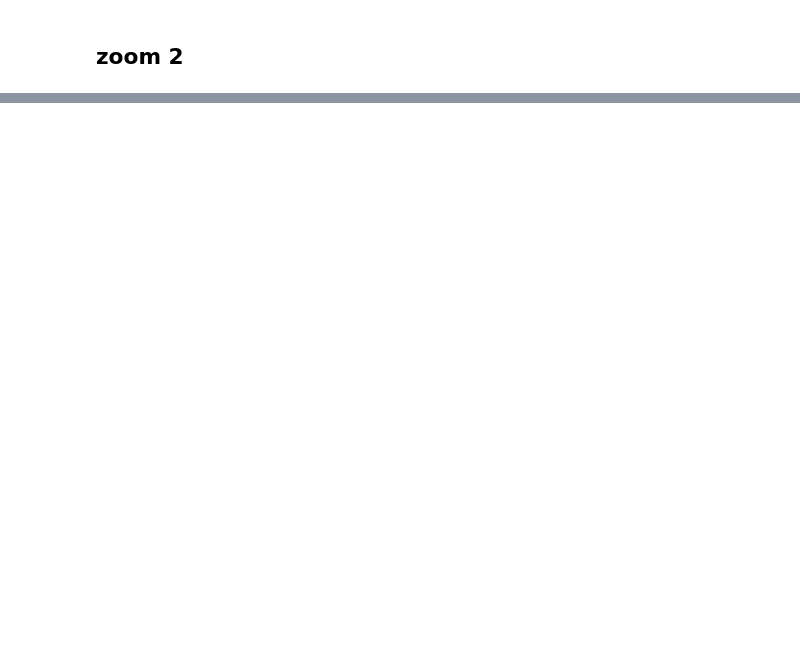
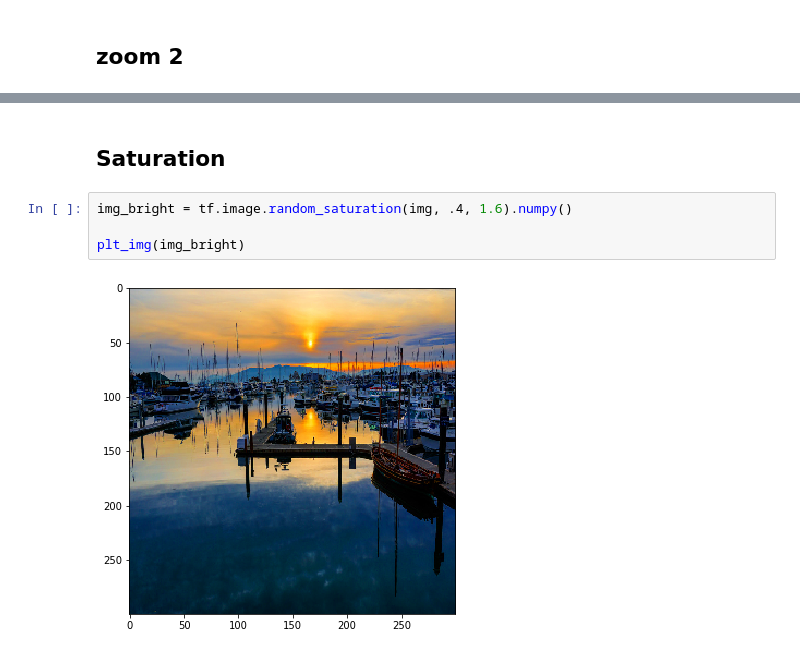
Before and after one commit to BAlmeidaS/capstone-udacity-mle, a Jupyter notebook: project/data-augmentation.ipynb, the cells around one changed output, grey strips where cells are left out. Drawn from its saved outputs; the diff is of its cells as text; blank space fills up the shorter version.

```diff
--- a/project/data-augmentation.ipynb
+++ b/project/data-augmentation.ipynb
@@ -169,0 +178,8 @@ plt_bboxes(img_z, bboxes)
+# %% [markdown]
+## Saturation
+# %%
+img_bright = tf.image.random_saturation(img, .4, 1.6).numpy()
+
+plt_img(img_bright)
+# %% [output]
+[figure, added]
```
Also changed, not shown: parts of 8 cells of this notebook.
